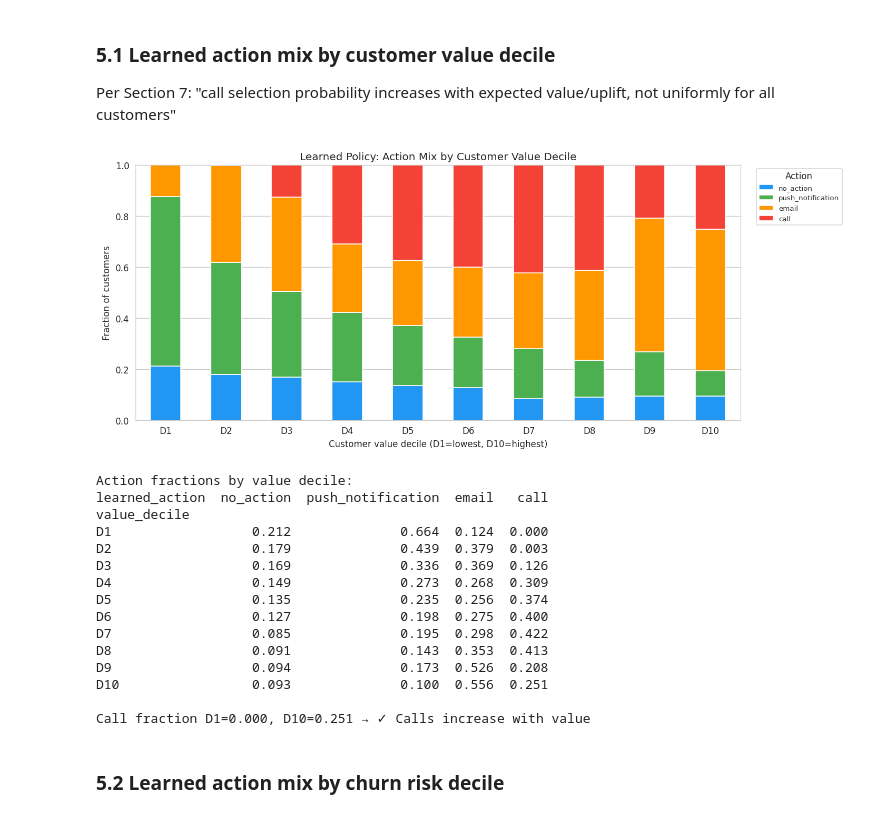
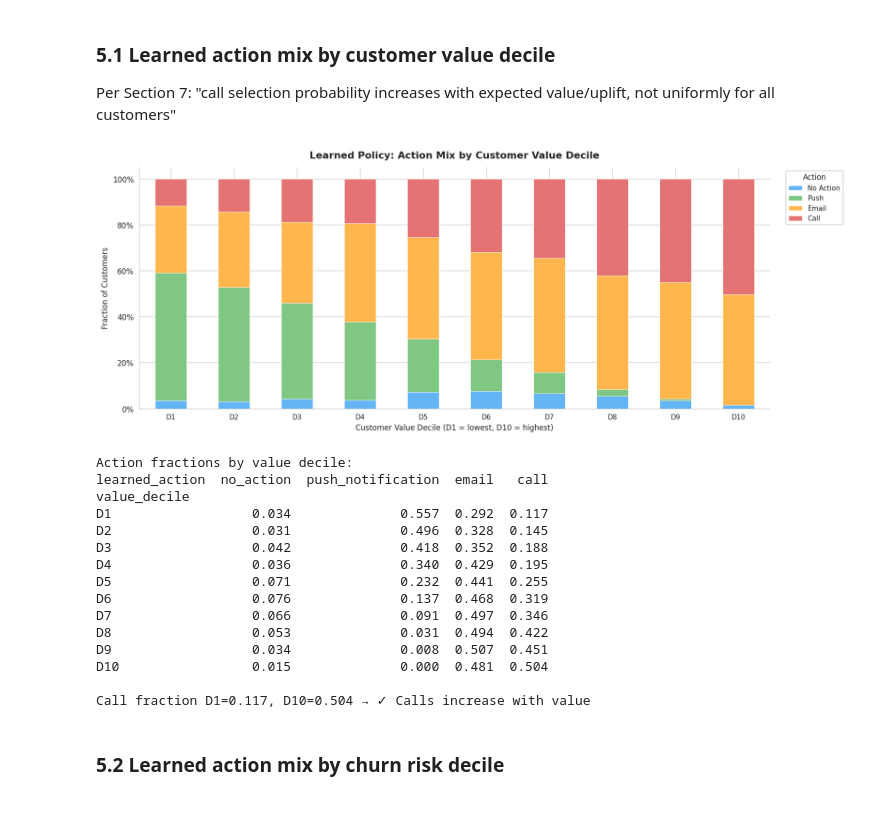
Before and after one commit to mmestrov2000/fintech-hackathon, a Jupyter notebook: notebooks/05_contextual_bandit.ipynb, the cells around one changed output. Saved outputs shown, nothing was run; the diff lists cells and outputs as text; code cells hidden in the pictures.

```diff
--- a/notebooks/05_contextual_bandit.ipynb
+++ b/notebooks/05_contextual_bandit.ipynb
@@ -33,10 +35,11 @@ np.random.seed(SEED)
 # %%
 df = pd.read_csv("../data/output/bandit_training_dataset.csv")
 df["reference_date"] = pd.to_datetime(df["reference_date"])
-df = df.sort_values(["reference_date", "client_id"]).reset_index(drop=True)
+df["reference_month"] = df["reference_date"].dt.to_period("M").dt.to_timestamp()
+df = df.sort_values(["reference_month", "client_id"]).reset_index(drop=True)
 
 print(f"Dataset: {df.shape[0]:,} rows, {df.shape[1]} columns")
 print(f"Date range: {df['reference_date'].min().date()} → {df['reference_date'].max().date()}")
 print(f"Unique customers: {df['client_id'].nunique():,}")
-print(f"Monthly batches: {df['reference_date'].nunique()}")
+print(f"Monthly batches: {df['reference_month'].nunique()}")
 # %% [output]
@@ -57,7 +60,7 @@ FEATURE_COLS = [
 
 ACTIONS = ["no_action", "push_notification", "email", "call"]
 ACTION_TO_IDX = {a: i for i, a in enumerate(ACTIONS)}
-ACTION_COSTS = {"no_action": 0.0, "push_notification": 20.0, "email": 100.0, "call": 1200.0}
+ACTION_COSTS = {"no_action": 0.0, "push_notification": 0.50, "email": 8.0, "call": 80.0}
 N_ACTIONS = len(ACTIONS)
 
 # Ground-truth expected reward columns (from data generation)
@@ -668,7 +733,7 @@ We use the last 6 months as holdout and evaluate using the **true expected rewar
 # %%
 # Use last 6 months as holdout
 holdout_months = months[-6:]
-holdout_mask = df["reference_date"].isin(holdout_months)
+holdout_mask = df["reference_month"].isin(holdout_months)
 df_holdout = df[holdout_mask].reset_index(drop=True)
 X_holdout = X_all[holdout_mask.values]
 ER_holdout = ER_matrix[holdout_mask.values]  # ground-truth expected rewards
@@ -815,52 +881,53 @@ Per Section 7: "call selection probability increases with expected value/uplift,
 # %%
 # Build evaluation DataFrame
 df_eval = df_holdout.copy()
 df_eval["learned_action"] = learned_action_names
 df_eval["learned_er"] = learned_er
 
-# Value decile analysis
 df_eval["value_decile"] = pd.qcut(df_eval["customer_value_score"], 10,
                                    labels=[f"D{i}" for i in range(1, 11)])
 
 action_by_value = pd.crosstab(df_eval["value_decile"], df_eval["learned_action"],
                                normalize="index")[ACTIONS]
 
-fig, ax = plt.subplots(figsize=(12, 5))
+fig, ax = plt.subplots(figsize=(14, 5.5))
 action_by_value.plot(kind="bar", stacked=True, ax=ax,
-                      color=[action_colors[a] for a in ACTIONS])
-ax.set_ylabel("Fraction of customers")
-ax.set_xlabel("Customer value decile (D1=lowest, D10=highest)")
-ax.set_title("Learned Policy: Action Mix by Customer Value Decile")
-ax.legend(title="Action", bbox_to_anchor=(1.02, 1), loc="upper left", fontsize=8)
-ax.set_xticklabels(ax.get_xticklabels(), rotation=0)
+                      color=[action_colors[a] for a in ACTIONS], edgecolor="white", linewidth=0.5)
+ax.set_ylabel("Fraction of Customers", fontsize=10)
+ax.set_xlabel("Customer Value Decile (D1 = lowest, D10 = highest)", fontsize=10)
+ax.set_title("Learned Policy: Action Mix by Customer Value Decile", fontsize=13, fontweight="bold", pad=12)
+ax.legend(title="Action", labels=[action_labels[a] for a in ACTIONS],
+          bbox_to_anchor=(1.02, 1), loc="upper left", fontsize=9, title_fontsize=10,
+          framealpha=0.9, edgecolor="#ccc")
+ax.set_xticklabels(ax.get_xticklabels(), rotation=0, fontsize=9)
+ax.yaxis.set_major_formatter(mticker.FuncFormatter(lambda y, _: f"{y:.0%}"))
+ax.spines[["top", "right"]].set_visible(False)
 plt.tight_layout()
 plt.savefig("../data/output/bandit_actions_by_value.png", dpi=150, bbox_inches="tight")
 plt.show()
 
 print("\nAction fractions by value decile:")
 print(action_by_value.round(3).to_string())
-
-# Key check: calls should increase with value
 call_d1 = action_by_value.loc["D1", "call"]
 call_d10 = action_by_value.loc["D10", "call"]
 print(f"\nCall fraction D1={call_d1:.3f}, D10={call_d10:.3f} → {'✓ Calls increase with value' if call_d10 > call_d1 else '✗ Issue'}")
 # %% [output]
-[figure, old version]
+[figure, new version]
 Action fractions by value decile:
 learned_action  no_action  push_notification  email   call
 value_decile
-D1                  0.212              0.664  0.124  0.000
-D2                  0.179              0.439  0.379  0.003
-D3                  0.169              0.336  0.369  0.126
-D4                  0.149              0.273  0.268  0.309
-D5                  0.135              0.235  0.256  0.374
-D6                  0.127              0.198  0.275  0.400
-D7                  0.085              0.195  0.298  0.422
-D8                  0.091              0.143  0.353  0.413
-D9                  0.094              0.173  0.526  0.208
-D10                 0.093              0.100  0.556  0.251
+D1                  0.034              0.557  0.292  0.117
+D2                  0.031              0.496  0.328  0.145
+D3                  0.042              0.418  0.352  0.188
+D4                  0.036              0.340  0.429  0.195
+D5                  0.071              0.232  0.441  0.255
+D6                  0.076              0.137  0.468  0.319
+D7                  0.066              0.091  0.497  0.346
+D8                  0.053              0.031  0.494  0.422
+D9                  0.034              0.008  0.507  0.451
+D10                 0.015              0.000  0.481  0.504
 
-Call fraction D1=0.000, D10=0.251 → ✓ Calls increase with value
+Call fraction D1=0.117, D10=0.504 → ✓ Calls increase with value
 # %% [markdown]
 ### 5.2 Learned action mix by churn risk decile
 # %%
```
Also changed, not shown: parts of 20 cells of this notebook, 16 other files.
